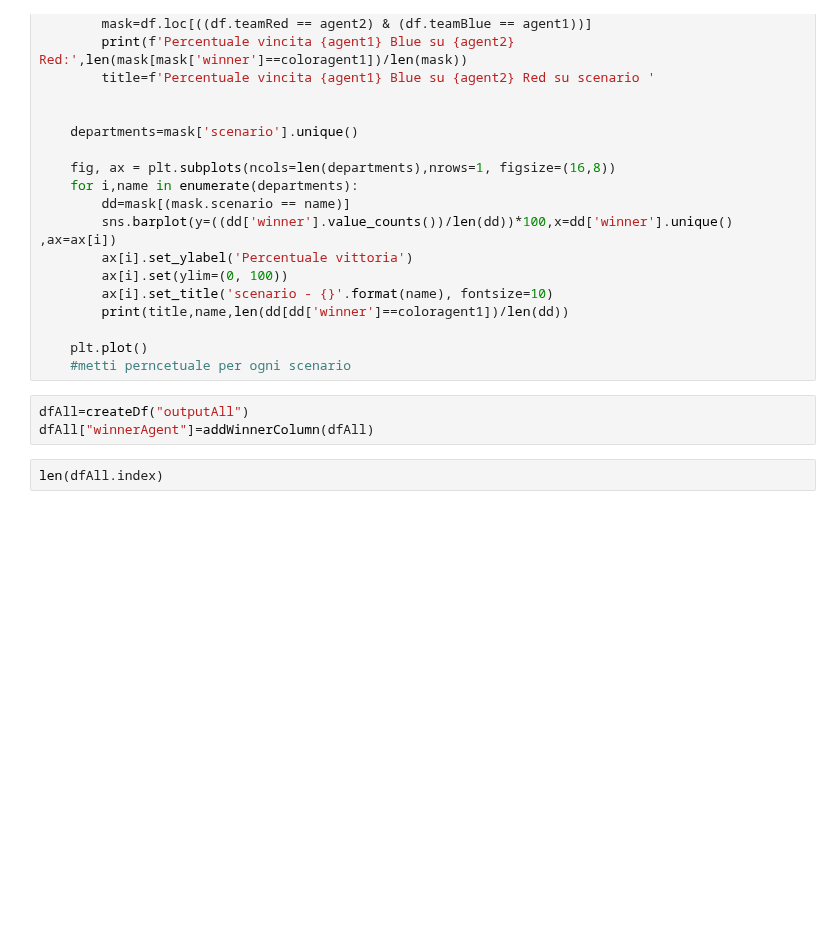
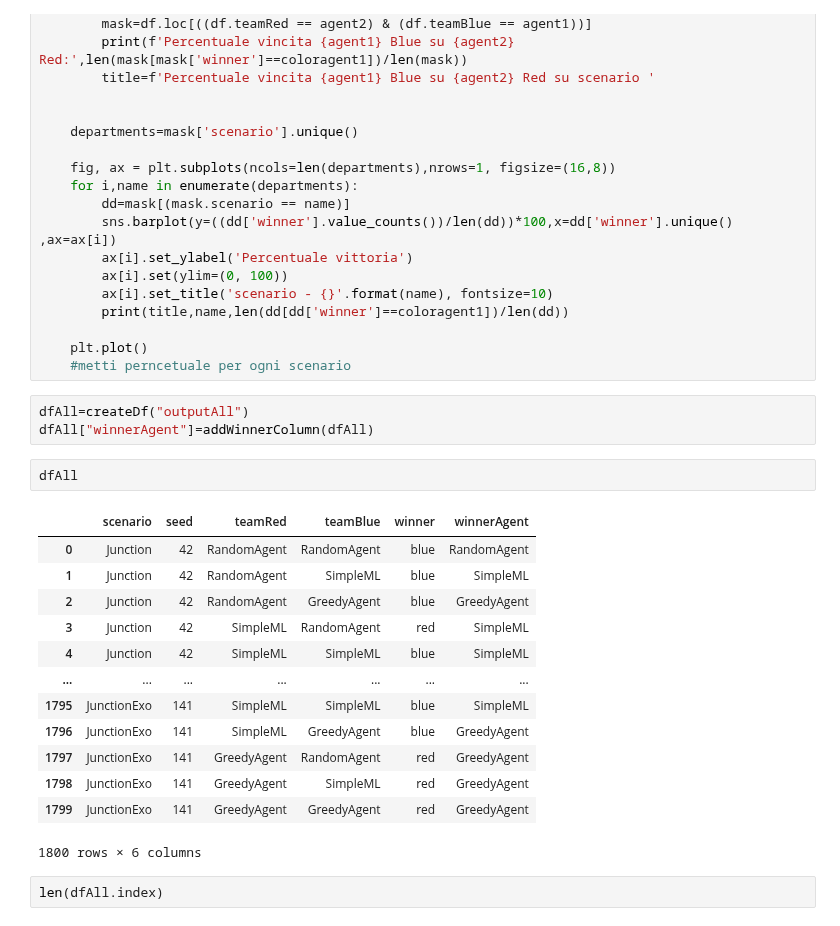
Before and after one commit to IDSIA/NewTechnoWar, a Jupyter notebook: code/Presentazione12Novembre.ipynb, the cells around one changed output. Drawn from its saved outputs; the diff is of its cells as text; blank space fills up the shorter version.

```diff
--- a/code/Presentazione12Novembre.ipynb
+++ b/code/Presentazione12Novembre.ipynb
@@ -92,6 +92,22 @@ def agentVSagentColor(df,agent1,agent2,coloragent1):
 # %%
 dfAll=createDf("outputAll")
 dfAll["winnerAgent"]=addWinnerColumn(dfAll)
+# %%
+dfAll
+# %% [output]
+|  | scenario | seed | teamRed | teamBlue | winner | winnerAgent |
+| 0 | Junction | 42 | RandomAgent | RandomAgent | blue | RandomAgent |
+| 1 | Junction | 42 | RandomAgent | SimpleML | blue | SimpleML |
+| 2 | Junction | 42 | RandomAgent | GreedyAgent | blue | GreedyAgent |
+| 3 | Junction | 42 | SimpleML | RandomAgent | red | SimpleML |
+| 4 | Junction | 42 | SimpleML | SimpleML | blue | SimpleML |
+| ... | ... | ... | ... | ... | ... | ... |
+| 1795 | JunctionExo | 141 | SimpleML | SimpleML | blue | SimpleML |
+| 1796 | JunctionExo | 141 | SimpleML | GreedyAgent | blue | GreedyAgent |
+| 1797 | JunctionExo | 141 | GreedyAgent | RandomAgent | red | GreedyAgent |
+| 1798 | JunctionExo | 141 | GreedyAgent | SimpleML | red | GreedyAgent |
+| 1799 | JunctionExo | 141 | GreedyAgent | GreedyAgent | red | GreedyAgent |
+1800 rows × 6 columns
 # %%
 len(dfAll.index)
 # %% [output]
```
Also changed, not shown: 4 other files.
